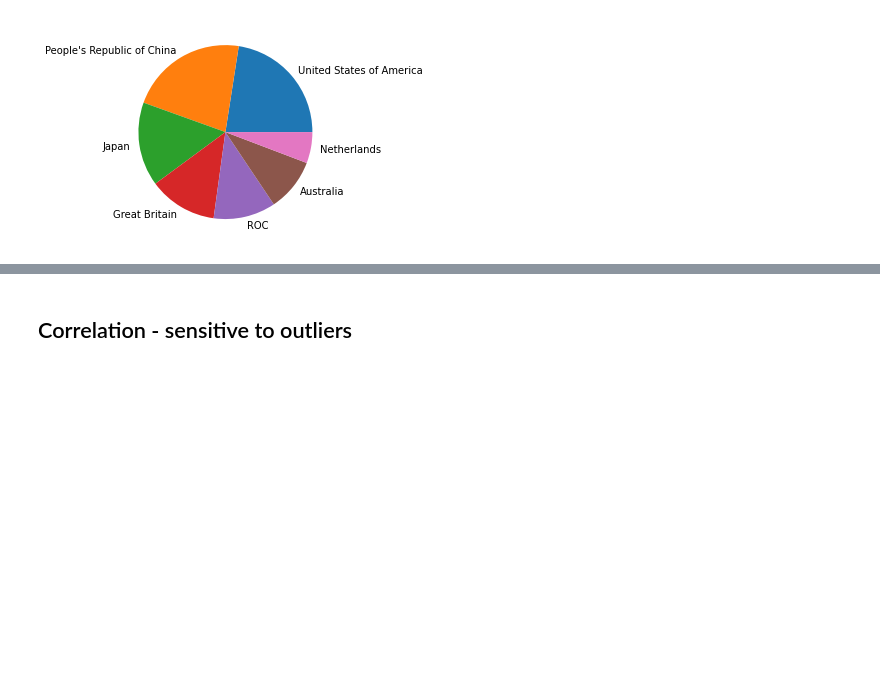
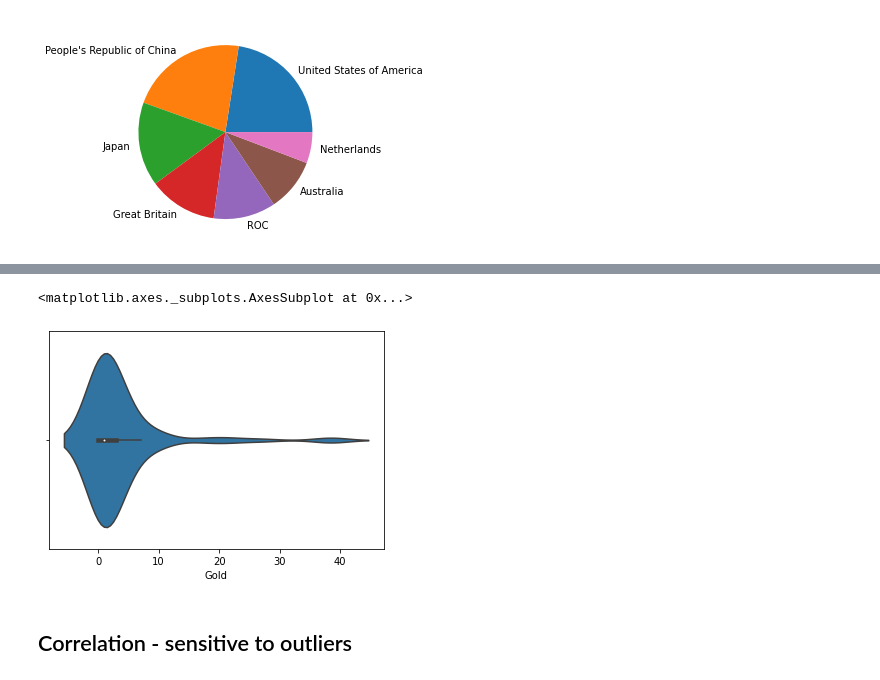
Before and after one commit to hjn14133/STAT, a Jupyter notebook: Practical_STAT_EDA_Tokyo_Olympics.ipynb, the cells around one changed output, grey strips where cells are left out. Cells and saved outputs as stored; diff of their text form; code cells hidden in the pictures; blank space fills up the shorter version.

```diff
--- a/Practical_STAT_EDA_Tokyo_Olympics.ipynb
+++ b/Practical_STAT_EDA_Tokyo_Olympics.ipynb
@@ -198,3 +240,9 @@ plt.pie(medal_count.iloc[:7, :]["Gold"], labels = medal_count.iloc[:7, :]['Team/
+# %%
+# Violin Plots
+sns.violinplot(medal_count["Gold"])
+# %% [output]
+<matplotlib.axes._subplots.AxesSubplot at 0x...>
+[figure, added]
 # %% [markdown]
 ## Correlation - sensitive to outliers
 # %%
```
Also changed, not shown: parts of 5 cells of this notebook.
